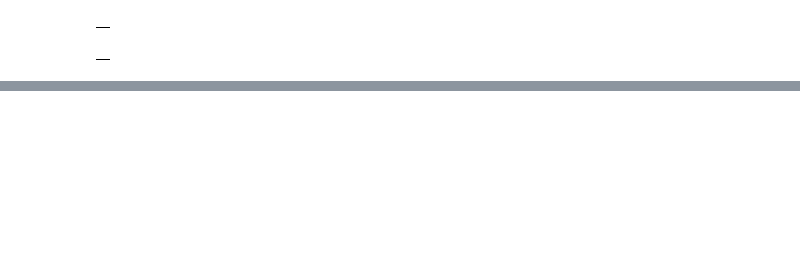
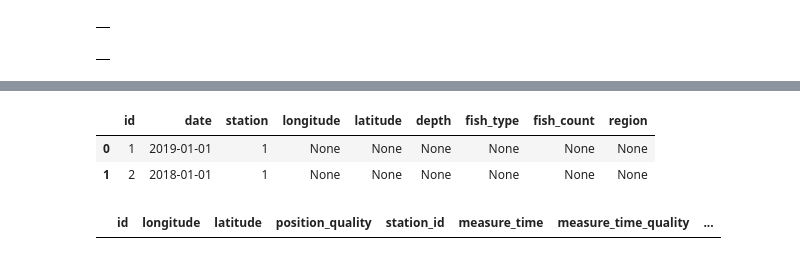
Before and after one commit to minsun-ss/argo_ocean_data_analysis, a Jupyter notebook: notebooks/database_demo.ipynb, the cells around one changed output, grey strips where cells are left out. Drawn from its saved outputs; the diff is of its cells as text; code cells hidden in the pictures; blank space fills up the shorter version.

```diff
--- a/notebooks/database_demo.ipynb
+++ b/notebooks/database_demo.ipynb
@@ -7,7 +7,8 @@ from helper import db
 # %%
 # for selecting data
 query = """SELECT * from temp_data limit 10"""
-db.run_query(query)
+df = db.run_query(query)
+df
 # %% [output]
 |  | id | date | station | longitude | latitude | depth | fish_type | fish_count | region |
 | 0 | 1 | 2019-01-01 | 1 | None | None | None | None | None | None |
@@ -86,14 +58,7 @@ region varchar(20),
 PRIMARY KEY (id)
 )
 """
-
-dtspp_query = """
-CREATE TABLE dtspp (
-id SERIAL NOT NULL,
-measure_time
-)
-"""
-db.run_query(query)
+db.run_query(gtspp_query)
 # %% [output]
 |  |
 # %%
@@ -105,6 +70,6 @@ delete from fish_data where id=1
 # %%
 query = """
 DROP TABLE fish_data"""
-db.run_query(query)
+# db.run_query(query)
 # %% [output]
 |  |
@@ -110,0 +98,10 @@ db.run_query(query)
+# %%
+df
+# %% [output]
+|  | id | date | station | longitude | latitude | depth | fish_type | fish_count | region |
+| 0 | 1 | 2019-01-01 | 1 | None | None | None | None | None | None |
+| 1 | 2 | 2018-01-01 | 1 | None | None | None | None | None | None |
+# %%
+db.run_query('select * from gtspp')
+# %% [output]
+|  | id | longitude | latitude | position_quality | station_id | measure_time | measure_time_quality | ... |
```
Also changed, not shown: parts of 4 cells of this notebook, 2 other files.
